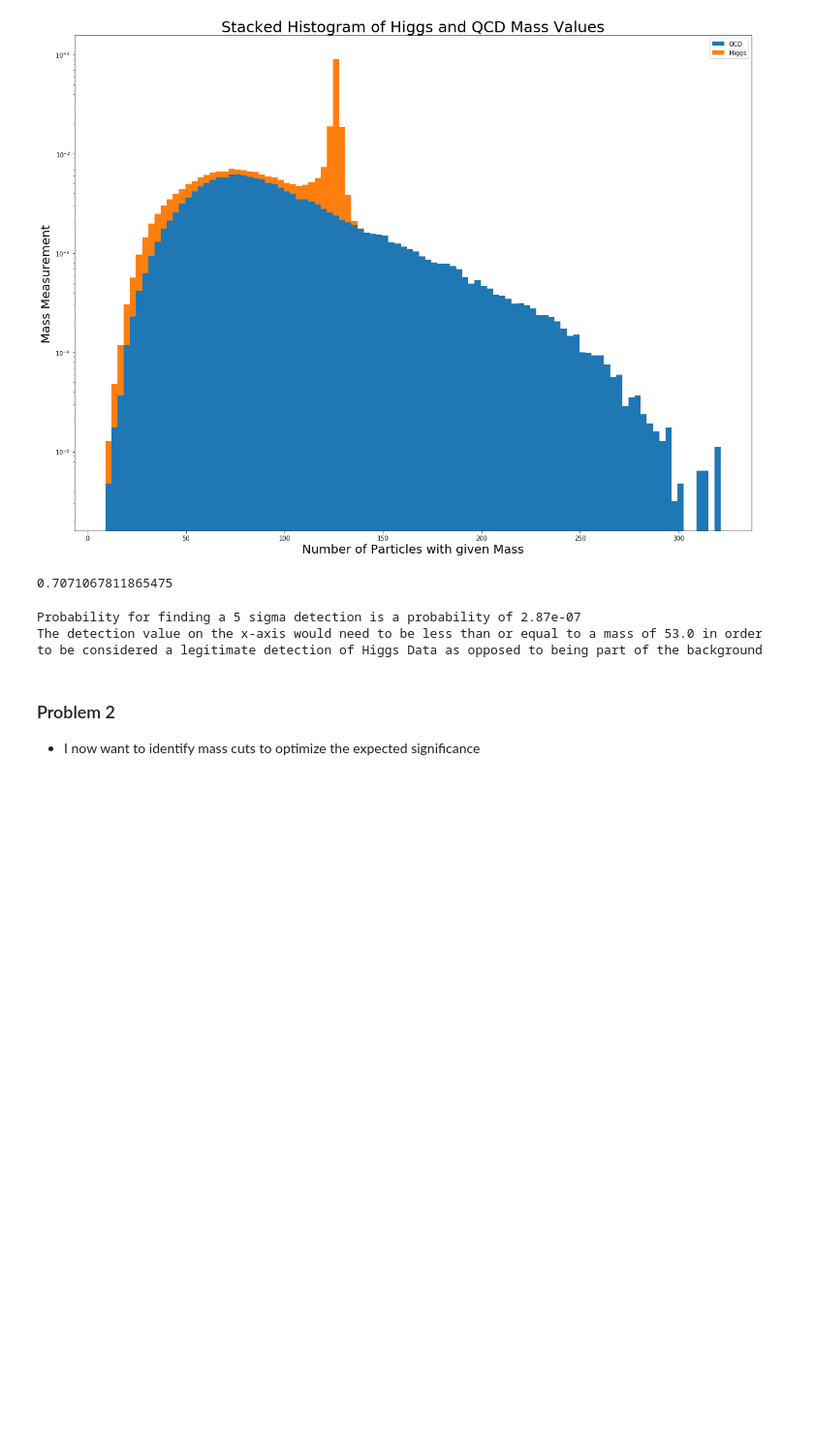
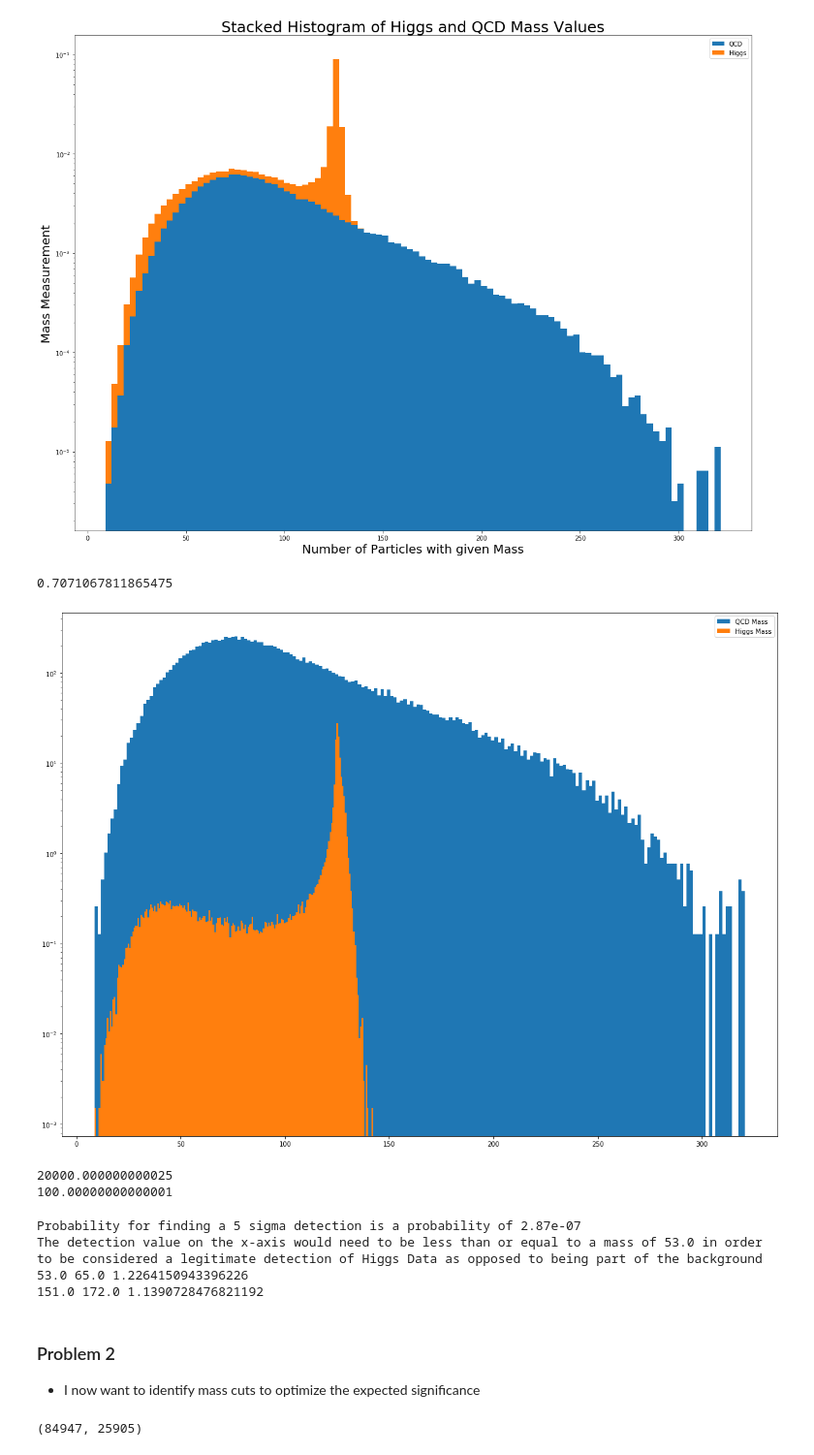
Before and after one commit to jbc1216/434-Portfolio, a Jupyter notebook: FinchCarr_Lab07.ipynb, the cells around one changed output. Shown: that part at 97% size. Drawn from its saved outputs; the diff is of its cells as text; code cells hidden in the pictures; blank space fills up the shorter version.

```diff
--- a/FinchCarr_Lab07.ipynb
+++ b/FinchCarr_Lab07.ipynb
@@ -124,15 +124,62 @@ Nqcd = 20000
 Nhiggs / np.sqrt(Nqcd)
 # %% [output]
 0.7071067811865475
+# %%
+n_bins = 100
+n_higgs = 100
+n_qcd = 20000
+
+#qcd data
+hist_qcd, bins_q = np.histogram(qMass, bins=200, density=True)
+widths_qcd = np.diff(bins_q)
+hist_qcd *= n_qcd
+plt.yscale('log')
+plt.bar(bins_q[:-1], hist_qcd, widths_qcd, label = 'QCD Mass')
+
+# same plot for Higgs Data
+hist_higgs, bins_higgs = np.histogram(hMass, bins=200, density=True)
+widths_higgs = np.diff(bins_higgs)
+hist_higgs *= n_higgs
+
+plt.bar(bins_higgs[:-1], hist_higgs, widths_higgs, label = "Higgs Mass")
+plt.legend()
+plt.show()
+# %% [output]
+[figure, added]
+# %%
+print(sum(hist_qcd * widths_qcd))
+print(sum(hist_higgs * widths_higgs))
+# %% [output]
+20000.000000000025
+100.00000000000001
 # %%
 sigma5 = 1-stats.norm.cdf(5, loc=0, scale=1)
 print(f'Probability for finding a 5 sigma detection is a probability of {(sigma5):.3}')
 
 low5 = stats.poisson.ppf(sigma5, mu=np.mean(qMass))
 print(f'The detection value on the x-axis would need to be less than or equal to a mass of {low5} in order to be considered a legitimate detection of Higgs Data as opposed to being part of the background')
+low5h = stats.poisson.ppf(sigma5, mu=np.mean(hMass))
+print(low5, low5h, low5h / low5)
+high5 = stats.poisson.ppf(1-sigma5, mu=np.mean(qMass))
+high5h = stats.poisson.ppf(1-sigma5, mu=np.mean(hMass))
+print(high5, high5h, high5h / high5)
 # %% [output]
 Probability for finding a 5 sigma detection is a probability of 2.87e-07
 The detection value on the x-axis would need to be less than or equal to a mass of 53.0 in order to be considered a legitimate detection of Higgs Data as opposed to being part of the background
+53.0 65.0 1.2264150943396226
+151.0 172.0 1.1390728476821192
 # %% [markdown]
 ### Problem 2
 - I now want to identify mass cuts to optimize the expected significance
+# %%
+# Cut A: Particles w/ Mass Value greater than 150
+hMassA = []
+qMassA = []
+for i in range(len(hMass)):
+    if hMass[i] < 150 and hMass[i] > 100:
+        hMassA.append(hMass[i])
+    if qMass[i] < 150 and qMass[i] > 100:
+        qMassA.append(qMass[i])
+len(hMassA), len(qMassA)
+# %% [output]
+(84947, 25905)
```
Also changed, not shown: parts of 6 cells of this notebook.
